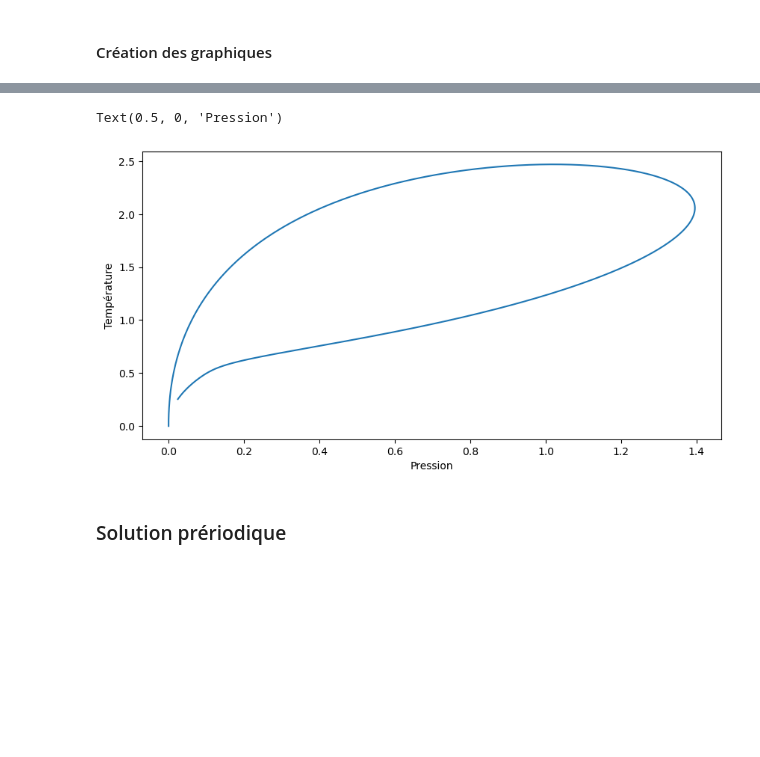
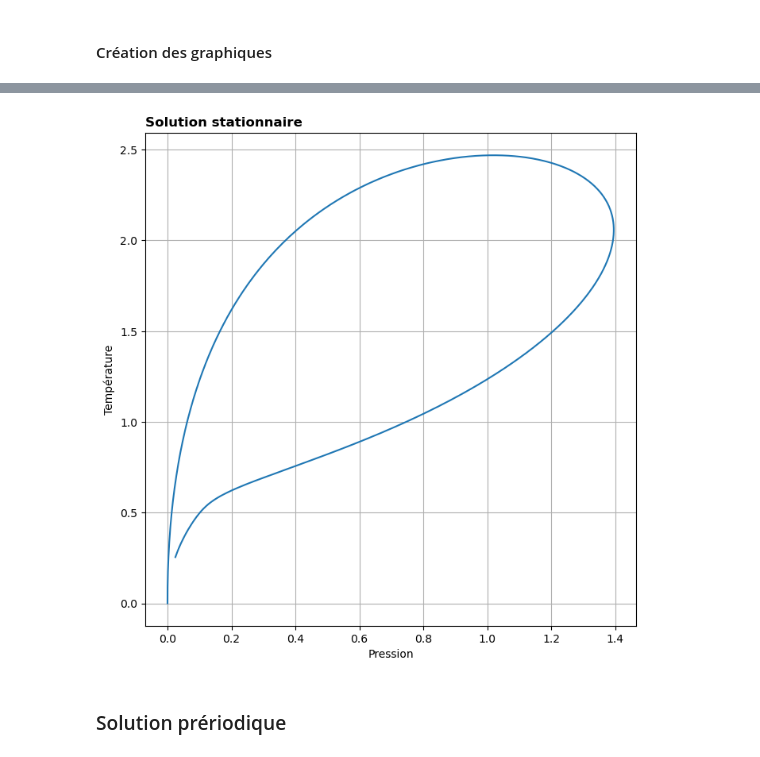
Before and after one commit to Maina-3/laboratoire3, a Jupyter notebook: expérience 2.ipynb, the cells around one changed output, grey strips where cells are left out. Cells and saved outputs as stored; diff of their text form; code cells hidden in the pictures; blank space fills up the shorter version.

```diff
--- a/expérience 2.ipynb
+++ b/expérience 2.ipynb
@@ -97,14 +105,15 @@ fig.savefig('Stationnaire_T_H.png', bbox_inches='tight')
 # %%
-
-fig, ax = plt.subplots(figsize=(10, 5))
+fig, ax = plt.subplots(figsize=(7,7))
 ax.plot(z_list, x_list)
 ax.set_ylabel('Température')
 ax.set_xlabel('Pression')
+ax.set_title('Solution stationnaire',loc='left',fontweight='bold')
 ax.grid()
-fig.savefig('Stationnaire_T_P.png', bbox_inches='tight')
+plt.tight_layout()
+plt.subplots_adjust(top=0.97)
+fig.savefig('Stationnaire_T_P.png', bbox_inches='tight',dpi=500 )
 # %% [output]
-Text(0.5, 0, 'Pression')
-[figure, old version]
+[figure, new version]
 # %% [markdown]
 ### Solution prériodique
 # %%
```
Also changed, not shown: parts of 28 cells of this notebook.
